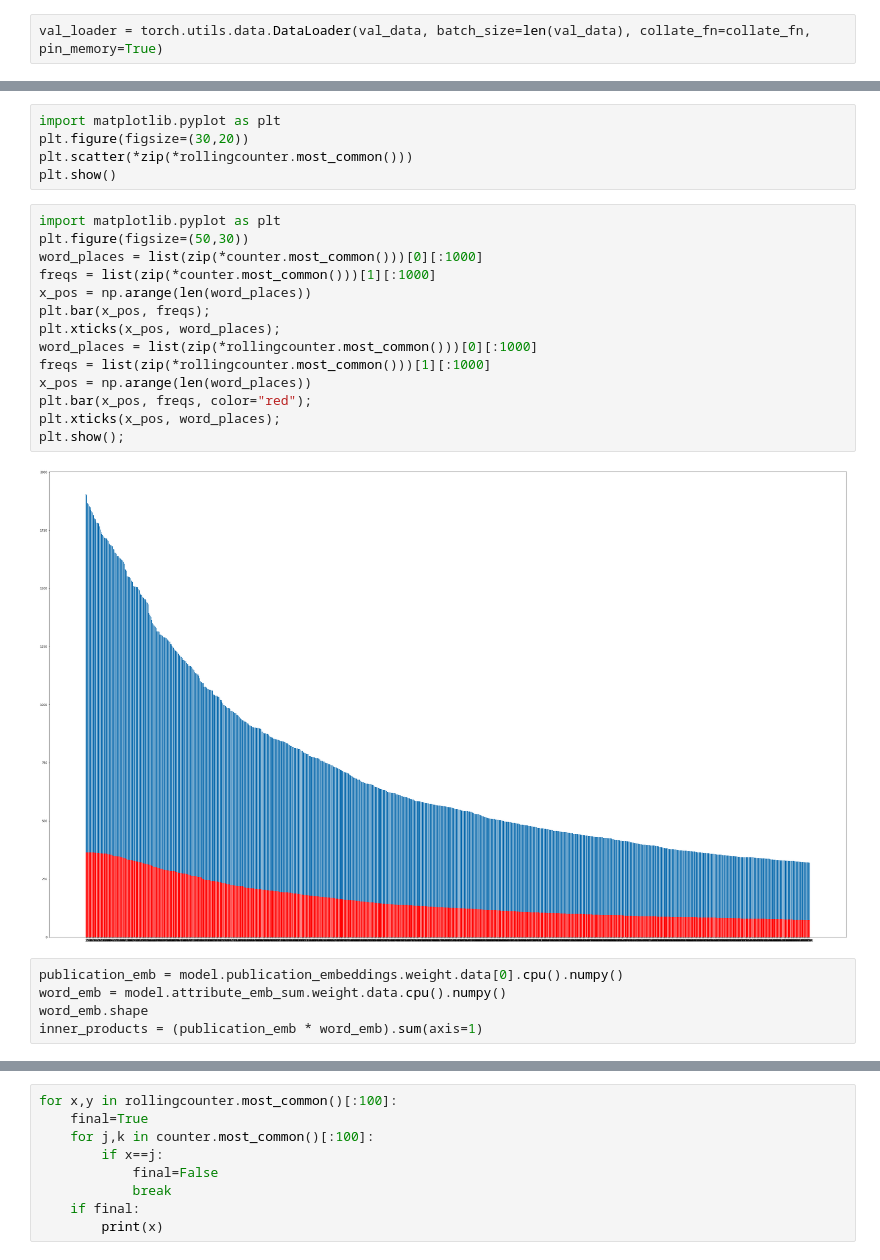
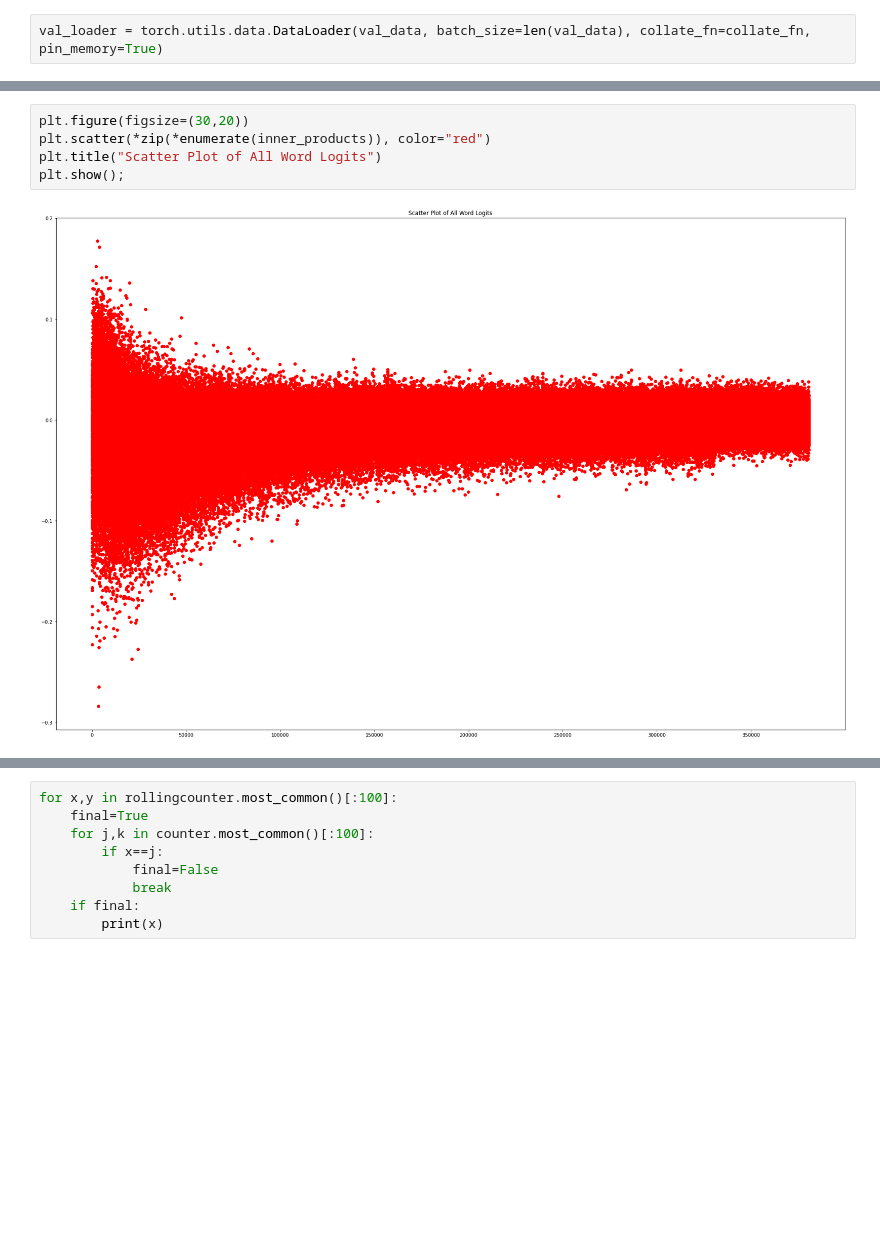
Before and after one commit to rohanbansal12/longform-classification, a Jupyter notebook: inner-product.ipynb, the cells around one changed output, grey strips where cells are left out. Drawn from its saved outputs; the diff is of its cells as text; blank space fills up the shorter version.

```diff
--- a/inner-product.ipynb
+++ b/inner-product.ipynb
@@ -464,26 +502,7 @@ plt.show()
 # %%
-import matplotlib.pyplot as plt
 plt.figure(figsize=(30,20))
-plt.scatter(*zip(*rollingcounter.most_common()))
-plt.show()
+plt.scatter(*zip(*enumerate(inner_products)), color="red")
+plt.title("Scatter Plot of All Word Logits")
+plt.show();
+# %% [output]
+[figure, added]
-# %%
-import matplotlib.pyplot as plt
-plt.figure(figsize=(50,30))
-word_places = list(zip(*counter.most_common()))[0][:1000]
-freqs = list(zip(*counter.most_common()))[1][:1000]
-x_pos = np.arange(len(word_places))
-plt.bar(x_pos, freqs);
-plt.xticks(x_pos, word_places);
-word_places = list(zip(*rollingcounter.most_common()))[0][:1000]
-freqs = list(zip(*rollingcounter.most_common()))[1][:1000]
-x_pos = np.arange(len(word_places))
-plt.bar(x_pos, freqs, color="red");
-plt.xticks(x_pos, word_places);
-plt.show();
-# %% [output]
-[figure, removed]
-# %%
-publication_emb = model.publication_embeddings.weight.data[0].cpu().numpy()
-word_emb = model.attribute_emb_sum.weight.data.cpu().numpy()
-word_emb.shape
-inner_products = (publication_emb * word_emb).sum(axis=1)
```
Also changed, not shown: parts of 24 cells of this notebook.
